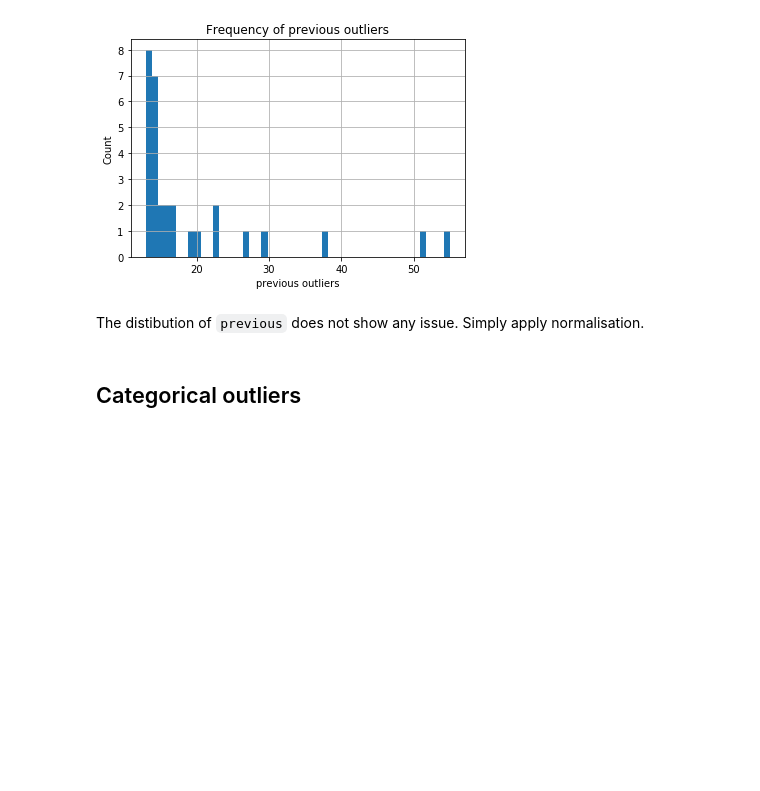
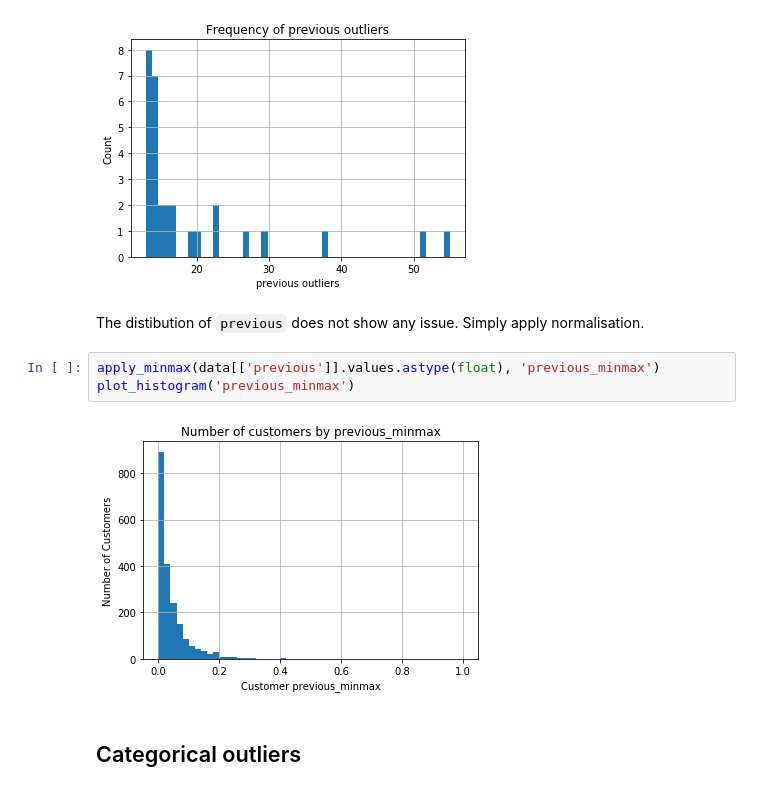
Before and after one commit to vipulpopat/MSCAI_Sem1_Etivity2, a Jupyter notebook: Etivity2-18263461.ipynb, the cells around one changed output. Drawn from its saved outputs; the diff is of its cells as text; blank space fills up the shorter version.

```diff
--- a/Etivity2-18263461.ipynb
+++ b/Etivity2-18263461.ipynb
@@ -735,6 +736,11 @@ plot_histogram_for(get_zscore_outliers('previous'), "previous outliers")
 [figure]
 # %% [markdown]
 The distibution of `previous` does not show any issue. Simply apply normalisation.
+# %%
+apply_minmax(data[['previous']].values.astype(float), 'previous_minmax')
+plot_histogram('previous_minmax')
+# %% [output]
+[figure, added]
 # %% [markdown]
 ## Categorical outliers
 # %% [markdown]
```
Also changed, not shown: parts of 18 cells of this notebook.
